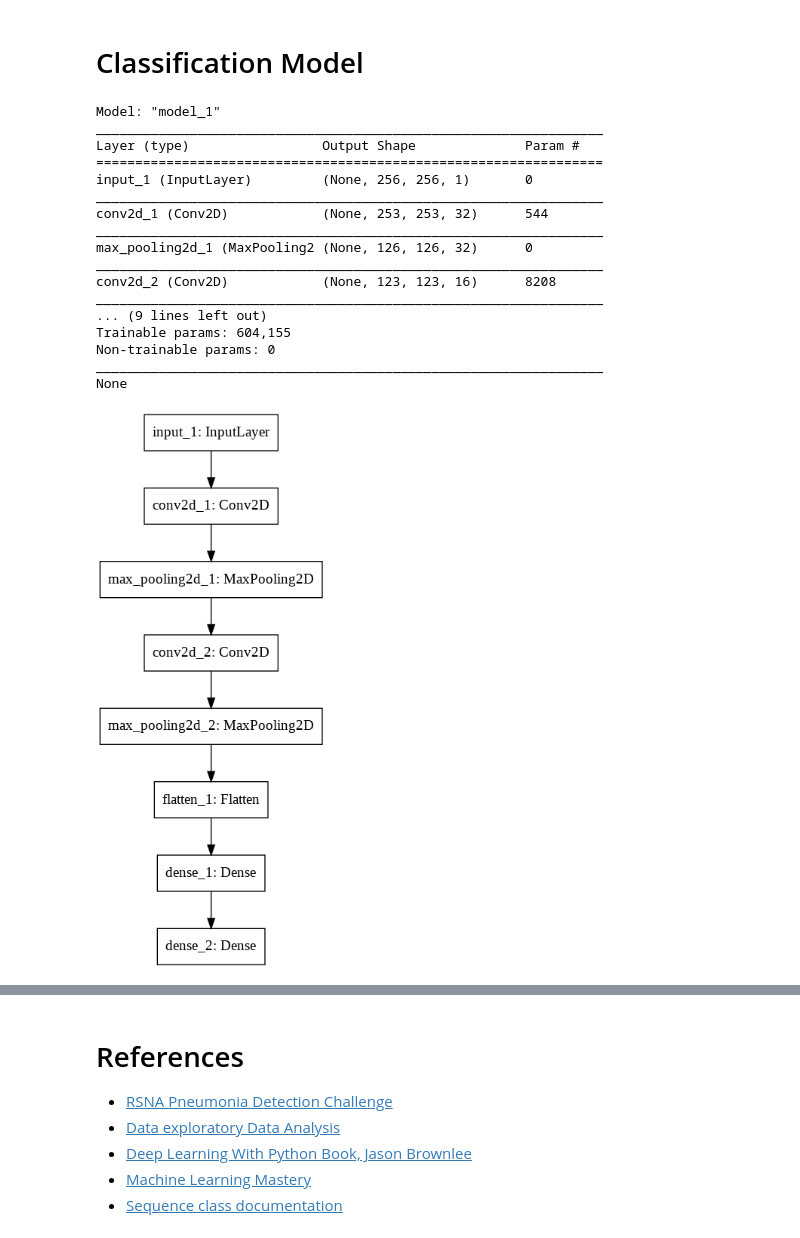
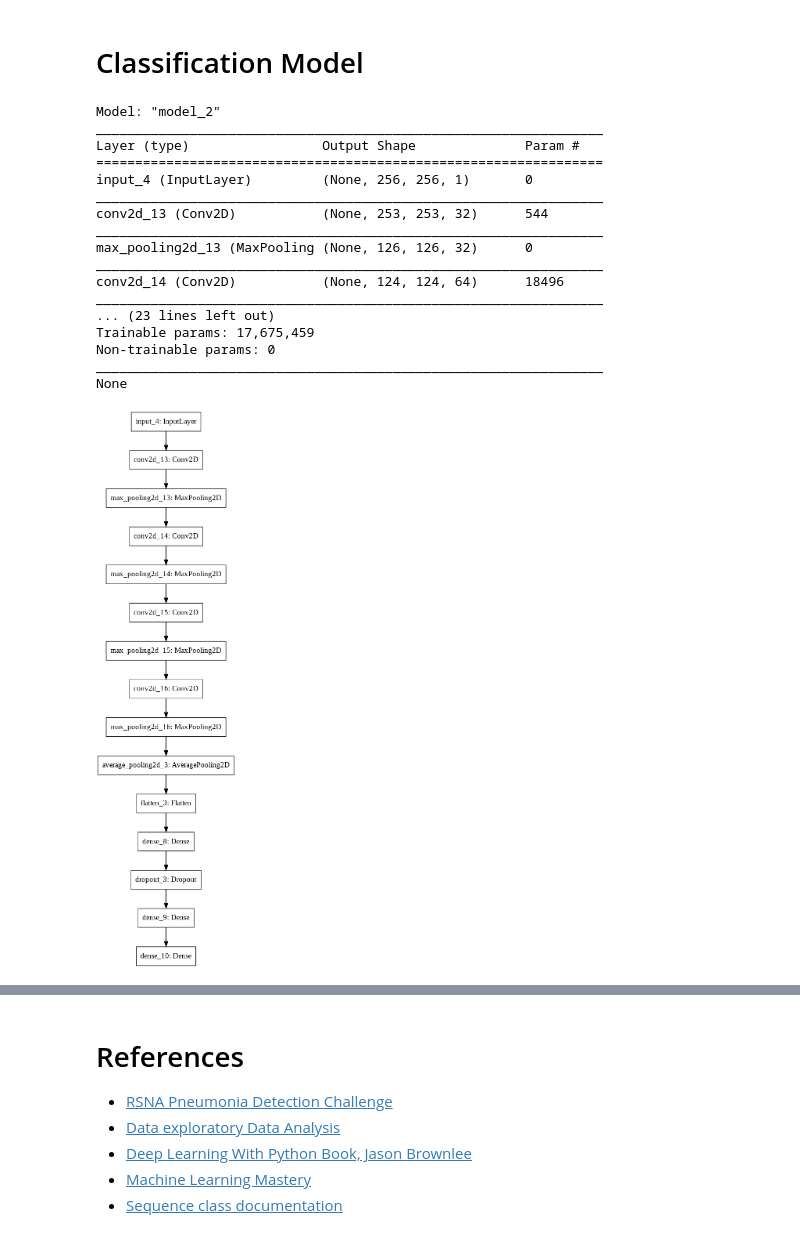
Before and after one commit to omarsayed7/RSNA-Pneumonia-Detection, a Jupyter notebook: RSNA_Pneumonia_Detection.ipynb, the cells around one changed output, grey strips where cells are left out. Saved outputs shown, nothing was run; the diff lists cells and outputs as text; code cells hidden in the pictures.

```diff
--- a/RSNA_Pneumonia_Detection.ipynb
+++ b/RSNA_Pneumonia_Detection.ipynb
@@ -632,34 +651,50 @@ The number of batches for this data =  667
 # %%
 input_img = Input(shape=(256,256,1))
 conv1 = Convolution2D(32, kernel_size=4, activation='relu')(input_img)
 pool1 = MaxPooling2D(pool_size=(2, 2))(conv1)
-conv2 = Convolution2D(16, kernel_size=4, activation='relu')(pool1)
+
+conv2 = Convolution2D(64, kernel_size=3, activation='relu')(pool1)
 pool2 = MaxPooling2D(pool_size=(2, 2))(conv2)
-flat = Flatten()(pool2)
-hidden1 = Dense(10, activation='relu')(flat)
-output = Dense(3, activation='softmax')(hidden1)
+
+conv3 = Convolution2D(128, kernel_size=3, activation='relu')(pool2)
+pool3 = MaxPooling2D(pool_size=(2, 2))(conv3)
+
+conv4 = Convolution2D(128, kernel_size=2, activation='relu')(pool3)
+pool4 = MaxPooling2D(pool_size=(2, 2))(conv4)
+
+pool_GAP = AveragePooling2D()(pool4)
+flat = Flatten()(pool_GAP)
+
+hidden1 = Dense(2400, activation='relu')(flat)
+drop1 = Dropout(0.25)(hidden1)
+
+hidden2 = Dense(1024, activation='relu')(drop1)
+#drop2 = Dropout(0.25)(hidden2)
+
+output =  Dense(3, activation='softmax')(hidden2)
+
 model = Model(inputs=input_img, outputs=output)
 # summarize layers
 print(model.summary())
 # plot graph
 plot_model(model, to_file='convolutional_neural_network.png')
 # %% [output]
-Model: "model_1"
+Model: "model_2"
 _________________________________________________________________
 Layer (type)                 Output Shape              Param #
 =================================================================
-input_1 (InputLayer)         (None, 256, 256, 1)       0
+input_4 (InputLayer)         (None, 256, 256, 1)       0
 _________________________________________________________________
-conv2d_1 (Conv2D)            (None, 253, 253, 32)      544
+conv2d_13 (Conv2D)           (None, 253, 253, 32)      544
 _________________________________________________________________
-max_pooling2d_1 (MaxPooling2 (None, 126, 126, 32)      0
+max_pooling2d_13 (MaxPooling (None, 126, 126, 32)      0
 _________________________________________________________________
-conv2d_2 (Conv2D)            (None, 123, 123, 16)      8208
+conv2d_14 (Conv2D)           (None, 124, 124, 64)      18496
 _________________________________________________________________
-... (9 lines left out)
-Trainable params: 604,155
+... (23 lines left out)
+Trainable params: 17,675,459
 Non-trainable params: 0
 _________________________________________________________________
 None
-[figure, old version]
+[figure, new version]
 # %%
```
Also changed, not shown: parts of 8 cells of this notebook.
